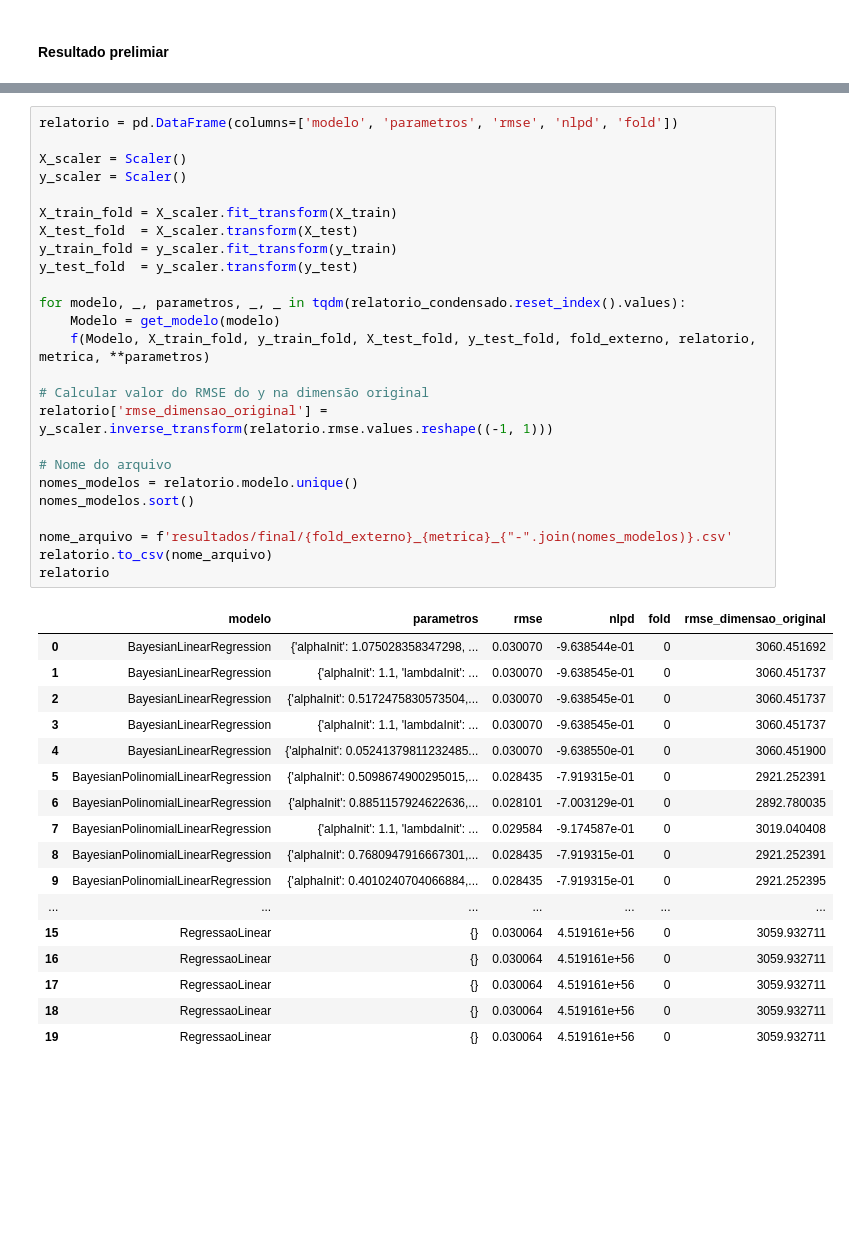
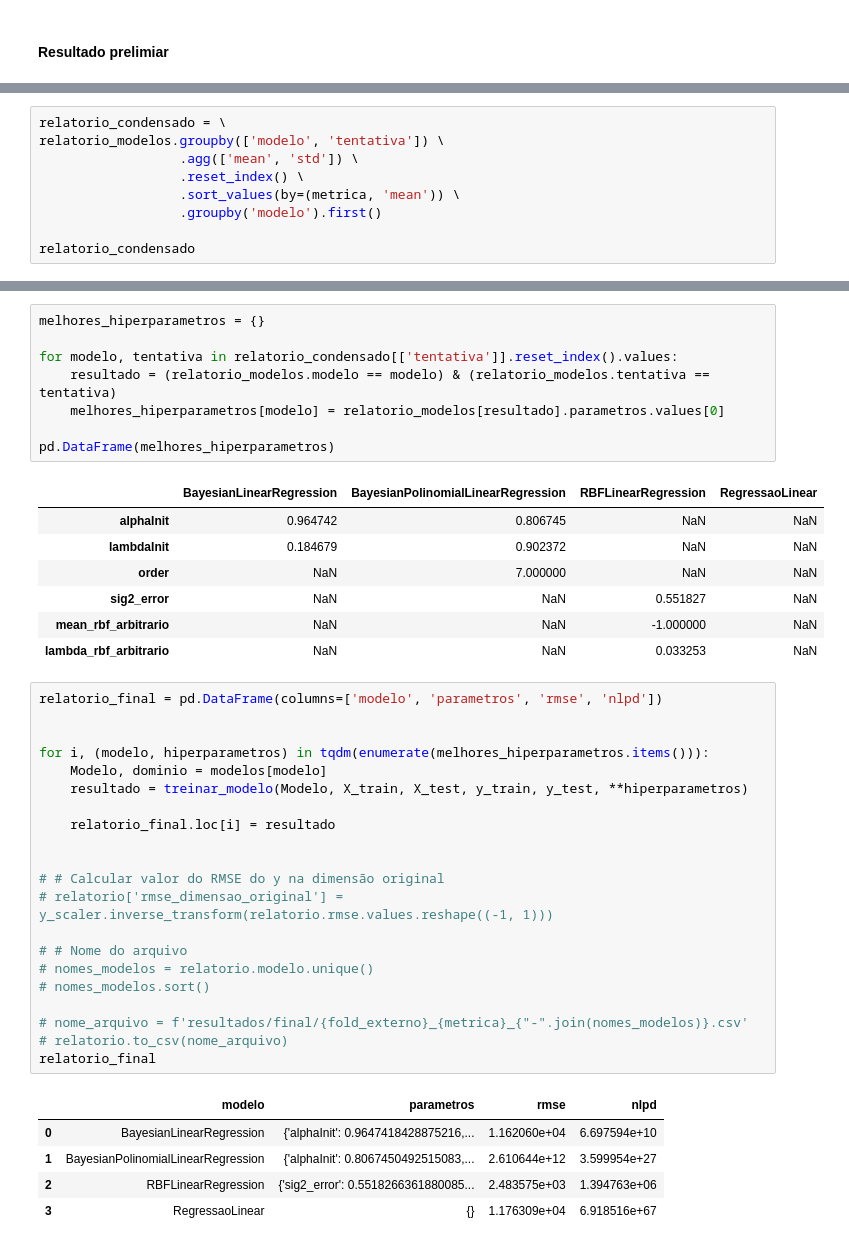
Before and after one commit to JordaoMemoria/topicosTrabalhoFinal, a Jupyter notebook: TreinamentoRegressao.ipynb, the cells around one changed output, grey strips where cells are left out. Cells and saved outputs as stored; diff of their text form; blank space fills up the shorter version.

```diff
--- a/TreinamentoRegressao.ipynb
+++ b/TreinamentoRegressao.ipynb
@@ -464,0 +440,9 @@ relatorio_condensado
+# %%
+relatorio_condensado = \
+relatorio_modelos.groupby(['modelo', 'tentativa']) \
+                  .agg(['mean', 'std']) \
+                  .reset_index() \
+                  .sort_values(by=(metrica, 'mean')) \
+                  .groupby('modelo').first()
+
+relatorio_condensado
@@ -477,43 +459,43 @@ def get_modelo(nome):
+# %%
+melhores_hiperparametros = {}
+
+for modelo, tentativa in relatorio_condensado[['tentativa']].reset_index().values:
+    resultado = (relatorio_modelos.modelo == modelo) & (relatorio_modelos.tentativa == tentativa)
+    melhores_hiperparametros[modelo] = relatorio_modelos[resultado].parametros.values[0]
+
+pd.DataFrame(melhores_hiperparametros)
+# %% [output]
+|  | BayesianLinearRegression | BayesianPolinomialLinearRegression | RBFLinearRegression | RegressaoLinear |
+| alphaInit | 0.964742 | 0.806745 | NaN | NaN |
+| lambdaInit | 0.184679 | 0.902372 | NaN | NaN |
+| order | NaN | 7.000000 | NaN | NaN |
+| sig2_error | NaN | NaN | 0.551827 | NaN |
+| mean_rbf_arbitrario | NaN | NaN | -1.000000 | NaN |
+| lambda_rbf_arbitrario | NaN | NaN | 0.033253 | NaN |
 # %%
-relatorio = pd.DataFrame(columns=['modelo', 'parametros', 'rmse', 'nlpd', 'fold'])
+relatorio_final = pd.DataFrame(columns=['modelo', 'parametros', 'rmse', 'nlpd'])
 
-X_scaler = Scaler()
-y_scaler = Scaler()
 
-X_train_fold = X_scaler.fit_transform(X_train)
-X_test_fold  = X_scaler.transform(X_test)
-y_train_fold = y_scaler.fit_transform(y_train)
-y_test_fold  = y_scaler.transform(y_test)
+for i, (modelo, hiperparametros) in tqdm(enumerate(melhores_hiperparametros.items())):
+    Modelo, dominio = modelos[modelo]
+    resultado = treinar_modelo(Modelo, X_train, X_test, y_train, y_test, **hiperparametros)
 
-for modelo, _, parametros, _, _ in tqdm(relatorio_condensado.reset_index().values):
-    Modelo = get_modelo(modelo)
-    f(Modelo, X_train_fold, y_train_fold, X_test_fold, y_test_fold, fold_externo, relatorio, metrica, **parametros)
+    relatorio_final.loc[i] = resultado
 
-# Calcular valor do RMSE do y na dimensão original
-relatorio['rmse_dimensao_original'] = y_scaler.inverse_transform(relatorio.rmse.values.reshape((-1, 1)))
 
-# Nome do arquivo
-nomes_modelos = relatorio.modelo.unique()
-nomes_modelos.sort()
+# # Calcular valor do RMSE do y na dimensão original
+# relatorio['rmse_dimensao_original'] = y_scaler.inverse_transform(relatorio.rmse.values.reshape((-1, 1)))
 
-nome_arquivo = f'resultados/final/{fold_externo}_{metrica}_{"-".join(nomes_modelos)}.csv'
-relatorio.to_csv(nome_arquivo)
-relatorio
+# # Nome do arquivo
+# nomes_modelos = relatorio.modelo.unique()
+# nomes_modelos.sort()
+
+# nome_arquivo = f'resultados/final/{fold_externo}_{metrica}_{"-".join(nomes_modelos)}.csv'
+# relatorio.to_csv(nome_arquivo)
+relatorio_final
 # %% [output]
-|  | modelo | parametros | rmse | nlpd | fold | rmse_dimensao_original |
-| 0 | BayesianLinearRegression | {'alphaInit': 1.075028358347298, ... | 0.030070 | -9.638544e-01 | 0 | 3060.451692 |
-| 1 | BayesianLinearRegression | {'alphaInit': 1.1, 'lambdaInit': ... | 0.030070 | -9.638545e-01 | 0 | 3060.451737 |
-| 2 | BayesianLinearRegression | {'alphaInit': 0.5172475830573504,... | 0.030070 | -9.638545e-01 | 0 | 3060.451737 |
-| 3 | BayesianLinearRegression | {'alphaInit': 1.1, 'lambdaInit': ... | 0.030070 | -9.638545e-01 | 0 | 3060.451737 |
-| 4 | BayesianLinearRegression | {'alphaInit': 0.05241379811232485... | 0.030070 | -9.638550e-01 | 0 | 3060.451900 |
-| 5 | BayesianPolinomialLinearRegression | {'alphaInit': 0.5098674900295015,... | 0.028435 | -7.919315e-01 | 0 | 2921.252391 |
-| 6 | BayesianPolinomialLinearRegression | {'alphaInit': 0.8851157924622636,... | 0.028101 | -7.003129e-01 | 0 | 2892.780035 |
-| 7 | BayesianPolinomialLinearRegression | {'alphaInit': 1.1, 'lambdaInit': ... | 0.029584 | -9.174587e-01 | 0 | 3019.040408 |
-| 8 | BayesianPolinomialLinearRegression | {'alphaInit': 0.7680947916667301,... | 0.028435 | -7.919315e-01 | 0 | 2921.252391 |
-| 9 | BayesianPolinomialLinearRegression | {'alphaInit': 0.4010240704066884,... | 0.028435 | -7.919315e-01 | 0 | 2921.252395 |
-| ... | ... | ... | ... | ... | ... | ... |
-| 15 | RegressaoLinear | {} | 0.030064 | 4.519161e+56 | 0 | 3059.932711 |
-| 16 | RegressaoLinear | {} | 0.030064 | 4.519161e+56 | 0 | 3059.932711 |
-| 17 | RegressaoLinear | {} | 0.030064 | 4.519161e+56 | 0 | 3059.932711 |
-| 18 | RegressaoLinear | {} | 0.030064 | 4.519161e+56 | 0 | 3059.932711 |
-| 19 | RegressaoLinear | {} | 0.030064 | 4.519161e+56 | 0 | 3059.932711 |
+|  | modelo | parametros | rmse | nlpd |
+| 0 | BayesianLinearRegression | {'alphaInit': 0.9647418428875216,... | 1.162060e+04 | 6.697594e+10 |
+| 1 | BayesianPolinomialLinearRegression | {'alphaInit': 0.8067450492515083,... | 2.610644e+12 | 3.599954e+27 |
+| 2 | RBFLinearRegression | {'sig2_error': 0.5518266361880085... | 2.483575e+03 | 1.394763e+06 |
+| 3 | RegressaoLinear | {} | 1.176309e+04 | 6.918516e+67 |
```
Also changed, not shown: parts of 15 cells of this notebook, 4 other files.
